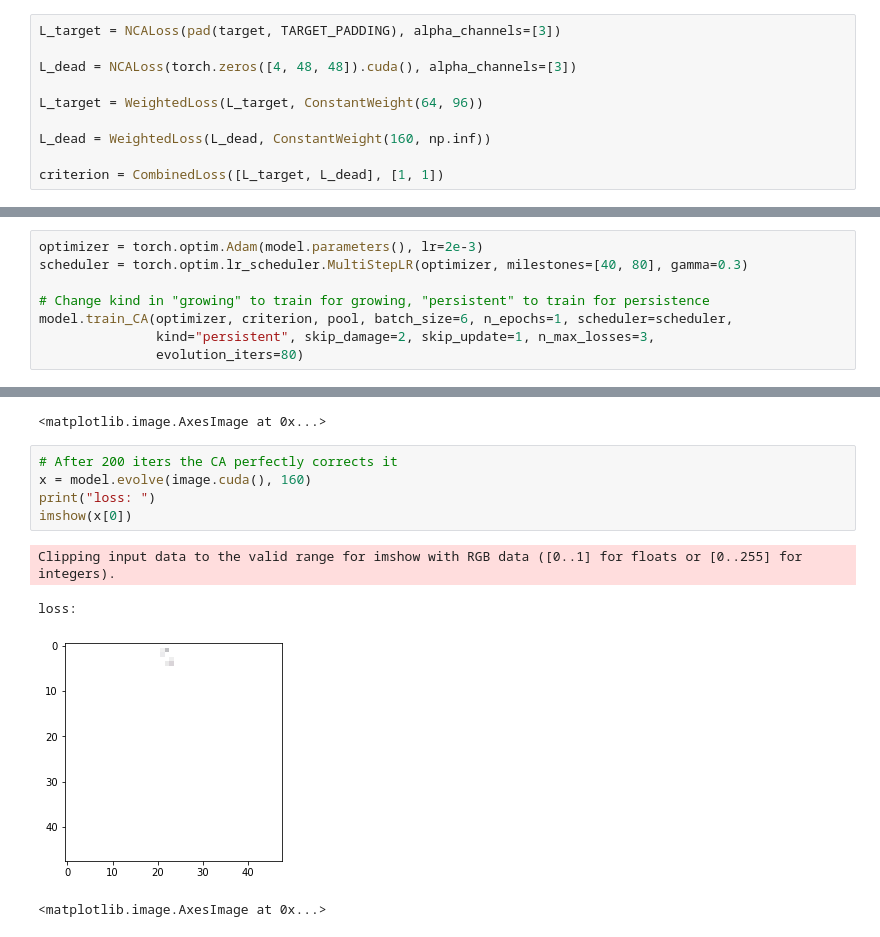
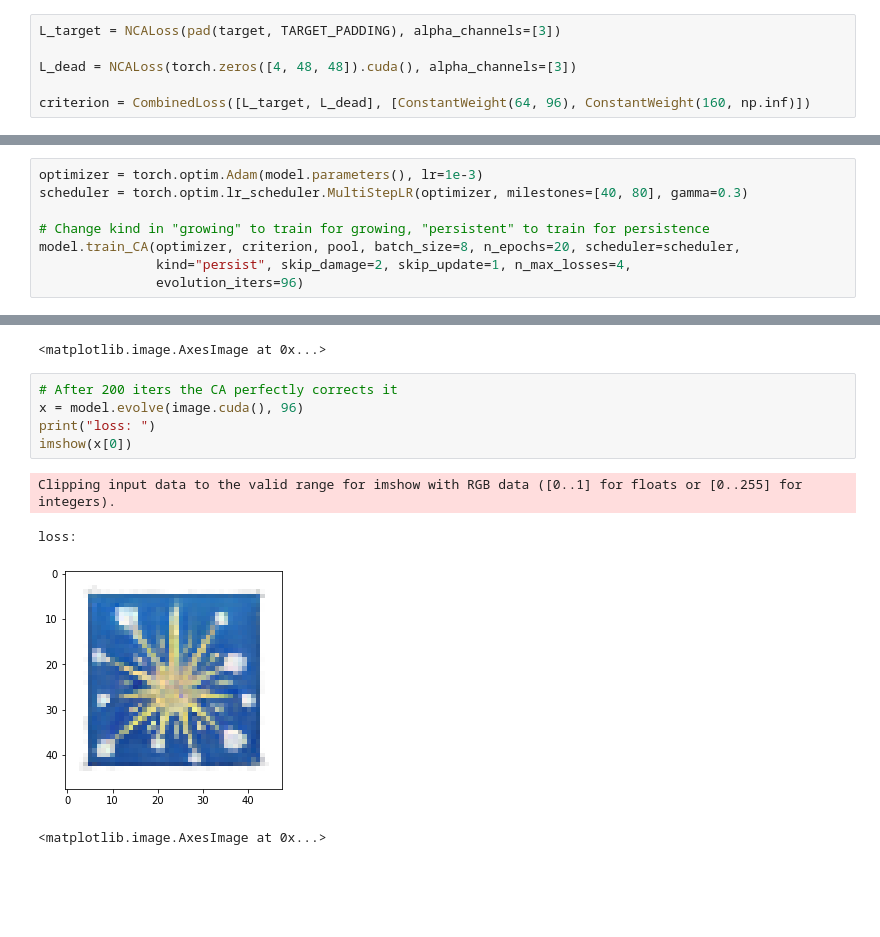
Before and after one commit to LetteraUnica/neural_cellular_automata, a Jupyter notebook: pytorch_ca/neural_CA.ipynb, the cells around one changed output, grey strips where cells are left out. Cells and saved outputs as stored; diff of their text form; blank space fills up the shorter version.

Commit message:
Updated notebooks with the new losses

```diff
--- a/pytorch_ca/neural_CA.ipynb
+++ b/pytorch_ca/neural_CA.ipynb
@@ -56,11 +58,7 @@ L_target = NCALoss(pad(target, TARGET_PADDING), alpha_channels=[3])
 
 L_dead = NCALoss(torch.zeros([4, 48, 48]).cuda(), alpha_channels=[3])
 
-L_target = WeightedLoss(L_target, ConstantWeight(64, 96))
-
-L_dead = WeightedLoss(L_dead, ConstantWeight(160, np.inf))
-
-criterion = CombinedLoss([L_target, L_dead], [1, 1])
+criterion = CombinedLoss([L_target, L_dead], [ConstantWeight(64, 96), ConstantWeight(160, np.inf)])
 # %% [markdown]
 ## Train the model
 # %%
@@ -72,9 +66,9 @@ Successfully loaded model!
 # %%
-optimizer = torch.optim.Adam(model.parameters(), lr=2e-3)
+optimizer = torch.optim.Adam(model.parameters(), lr=1e-3)
 scheduler = torch.optim.lr_scheduler.MultiStepLR(optimizer, milestones=[40, 80], gamma=0.3)
 
 # Change kind in "growing" to train for growing, "persistent" to train for persistence
-model.train_CA(optimizer, criterion, pool, batch_size=6, n_epochs=1, scheduler=scheduler,
-               kind="persistent", skip_damage=2, skip_update=1, n_max_losses=3,
-               evolution_iters=80)
+model.train_CA(optimizer, criterion, pool, batch_size=8, n_epochs=20, scheduler=scheduler,
+               kind="persist", skip_damage=2, skip_update=1, n_max_losses=4,
+               evolution_iters=96)
 # %% [output]
@@ -99,11 +91,11 @@ imshow(image[0])
 <matplotlib.image.AxesImage at 0x...>
 # %%
 # After 200 iters the CA perfectly corrects it
-x = model.evolve(image.cuda(), 160)
+x = model.evolve(image.cuda(), 96)
 print("loss: ")
 imshow(x[0])
 # %% [output]
 Clipping input data to the valid range for imshow with RGB data ([0..1] for floats or [0..255] for integers).
 loss:
-[figure, old version]
+[figure, new version]
 <matplotlib.image.AxesImage at 0x...>
```
Also changed, not shown: parts of 5 cells of this notebook, 1 other file.
